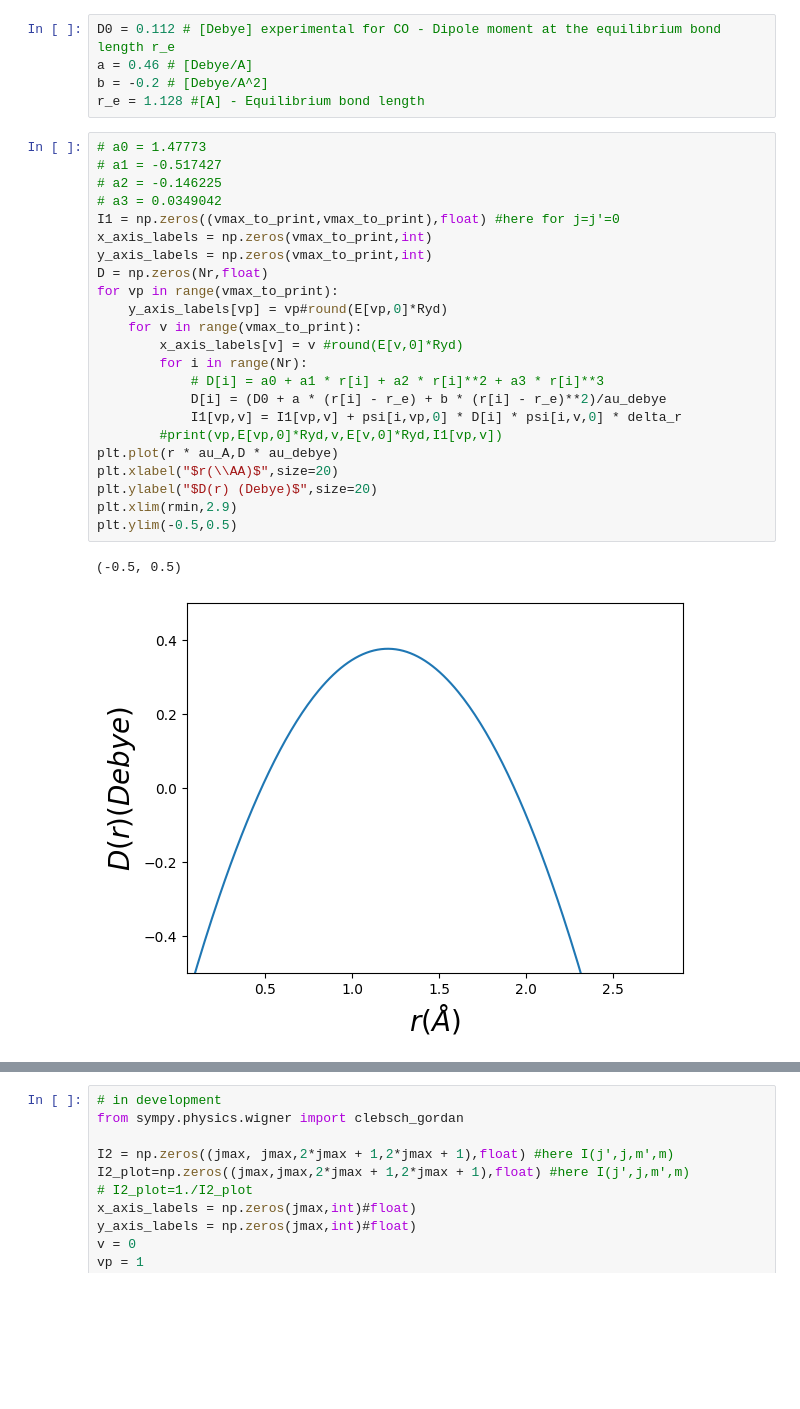
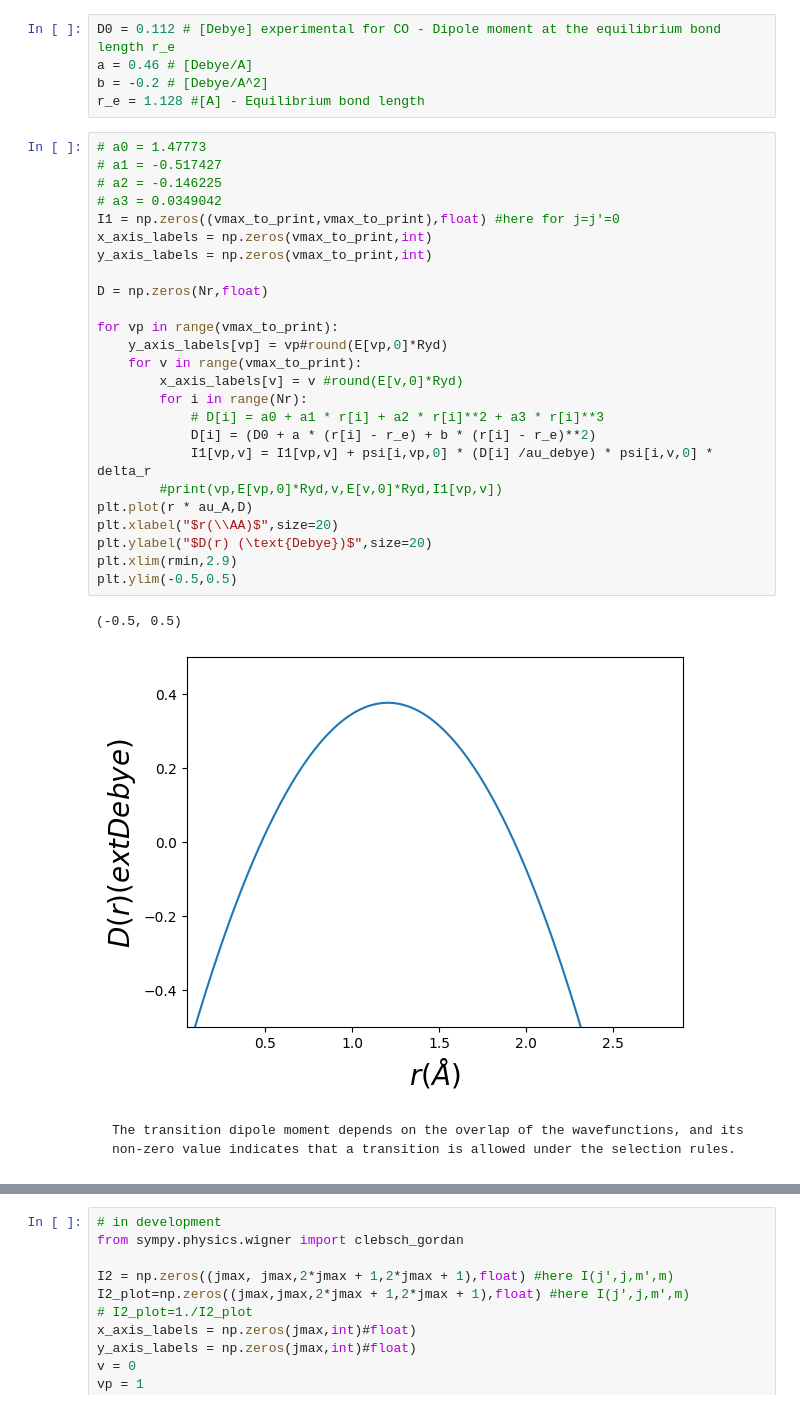
Before and after one commit to MariyaSV78/notebook_Spectroscopy, a Jupyter notebook: Spectroscopy.ipynb, the cells around one changed output, grey strips where cells are left out. Drawn from its saved outputs; the diff is of its cells as text; blank space fills up the shorter version.

Commit message:
selection rules -fix

```diff
--- a/Spectroscopy.ipynb
+++ b/Spectroscopy.ipynb
@@ -614,27 +616,31 @@ r_e = 1.128 #[A] - Equilibrium bond length
 # %%
 # a0 = 1.47773
 # a1 = -0.517427
 # a2 = -0.146225
 # a3 = 0.0349042
 I1 = np.zeros((vmax_to_print,vmax_to_print),float) #here for j=j'=0
 x_axis_labels = np.zeros(vmax_to_print,int)
 y_axis_labels = np.zeros(vmax_to_print,int)
+
 D = np.zeros(Nr,float)
+
 for vp in range(vmax_to_print):
     y_axis_labels[vp] = vp#round(E[vp,0]*Ryd)
     for v in range(vmax_to_print):
         x_axis_labels[v] = v #round(E[v,0]*Ryd)
         for i in range(Nr):
             # D[i] = a0 + a1 * r[i] + a2 * r[i]**2 + a3 * r[i]**3
-            D[i] = (D0 + a * (r[i] - r_e) + b * (r[i] - r_e)**2)/au_debye
-            I1[vp,v] = I1[vp,v] + psi[i,vp,0] * D[i] * psi[i,v,0] * delta_r
+            D[i] = (D0 + a * (r[i] - r_e) + b * (r[i] - r_e)**2)
+            I1[vp,v] = I1[vp,v] + psi[i,vp,0] * (D[i] /au_debye) * psi[i,v,0] * delta_r
         #print(vp,E[vp,0]*Ryd,v,E[v,0]*Ryd,I1[vp,v])
-plt.plot(r * au_A,D * au_debye)
+plt.plot(r * au_A,D)
 plt.xlabel("$r(\\AA)$",size=20)
-plt.ylabel("$D(r) (Debye)$",size=20)
+plt.ylabel("$D(r) (\text{Debye})$",size=20)
 plt.xlim(rmin,2.9)
 plt.ylim(-0.5,0.5)
 # %% [output]
 (-0.5, 0.5)
-[figure, old version]
+[figure, new version]
+# %% [markdown]
+    The transition dipole moment depends on the overlap of the wavefunctions, and its non-zero value indicates that a transition is allowed under the selection rules.
 # %% [markdown]
```
Also changed, not shown: parts of 5 cells of this notebook.
